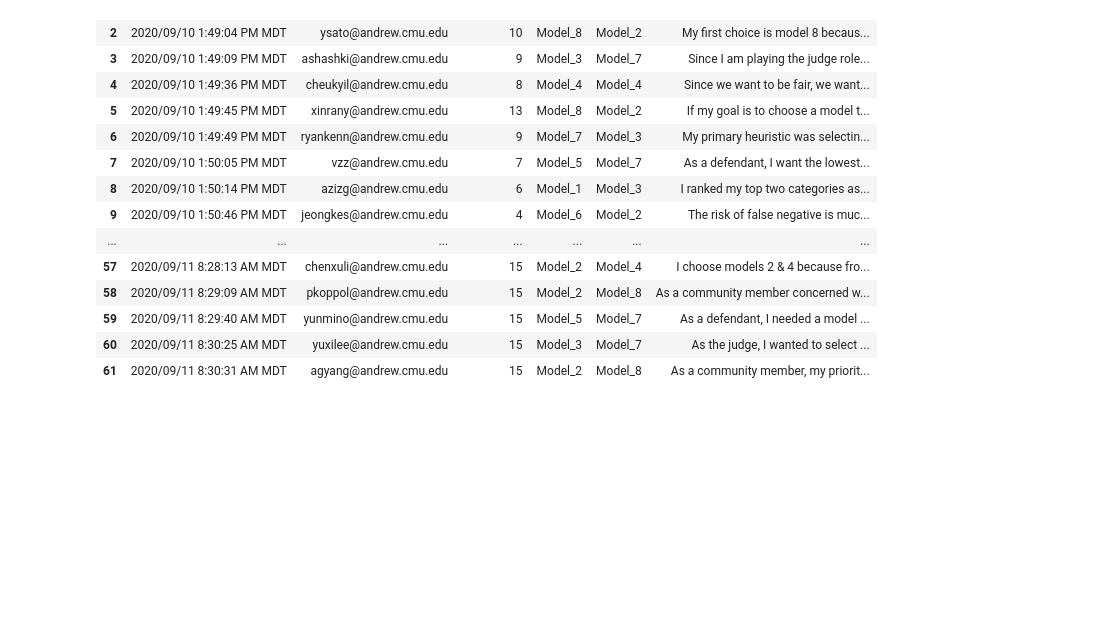
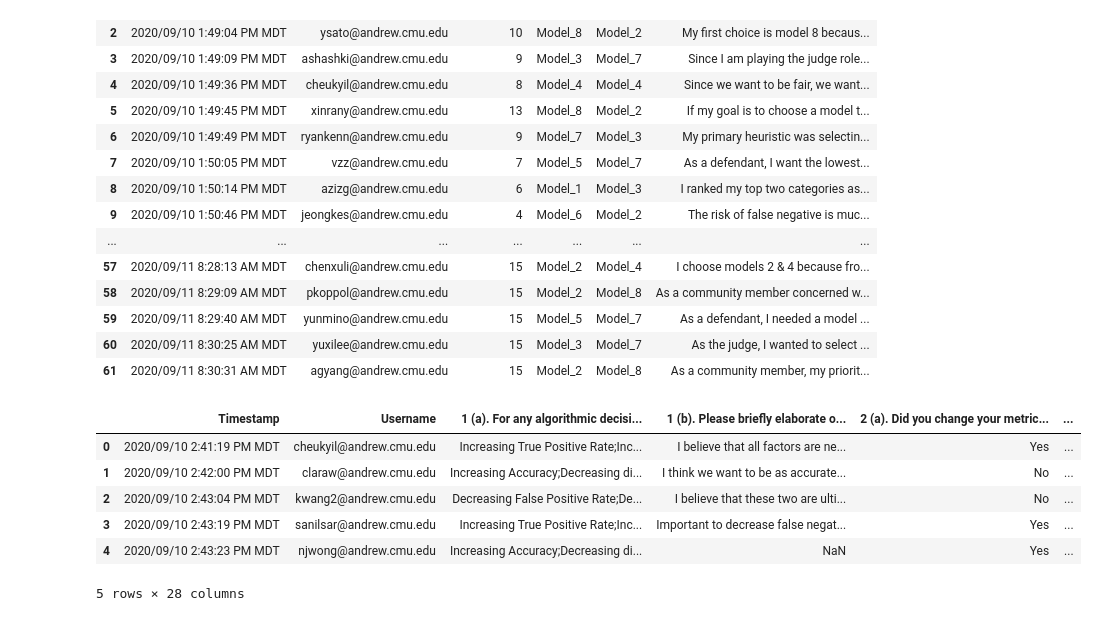
Before and after one commit to WesDeng/Recidivism_Exp, a Jupyter notebook: Untitled.ipynb, the cells around one changed output. Saved outputs shown, nothing was run; the diff lists cells and outputs as text; code cells hidden in the pictures; blank space fills up the shorter version.

```diff
--- a/Untitled.ipynb
+++ b/Untitled.ipynb
@@ -121,0 +124,12 @@ df_prev
+# %%
+post_survey = pd.read_csv('./Post Survey.csv')
+# %%
+post_survey.head()
+# %% [output]
+|  | Timestamp | Username | 1 (a). For any algorithmic decisi... | 1 (b). Please briefly elaborate o... | 2 (a). Did you change your metric... | ... |
+| 0 | 2020/09/10 2:41:19 PM MDT | cheukyil@andrew.cmu.edu | Increasing True Positive Rate;Inc... | I believe that all factors are ne... | Yes | ... |
+| 1 | 2020/09/10 2:42:00 PM MDT | claraw@andrew.cmu.edu | Increasing Accuracy;Decreasing di... | I think we want to be as accurate... | No | ... |
+| 2 | 2020/09/10 2:43:04 PM MDT | kwang2@andrew.cmu.edu | Decreasing False Positive Rate;De... | I believe that these two are ulti... | No | ... |
+| 3 | 2020/09/10 2:43:19 PM MDT | sanilsar@andrew.cmu.edu | Increasing True Positive Rate;Inc... | Important to decrease false negat... | Yes | ... |
+| 4 | 2020/09/10 2:43:23 PM MDT | njwong@andrew.cmu.edu | Increasing Accuracy;Decreasing di... | NaN | Yes | ... |
+5 rows × 28 columns
```
Also changed, not shown: parts of 3 cells of this notebook.
